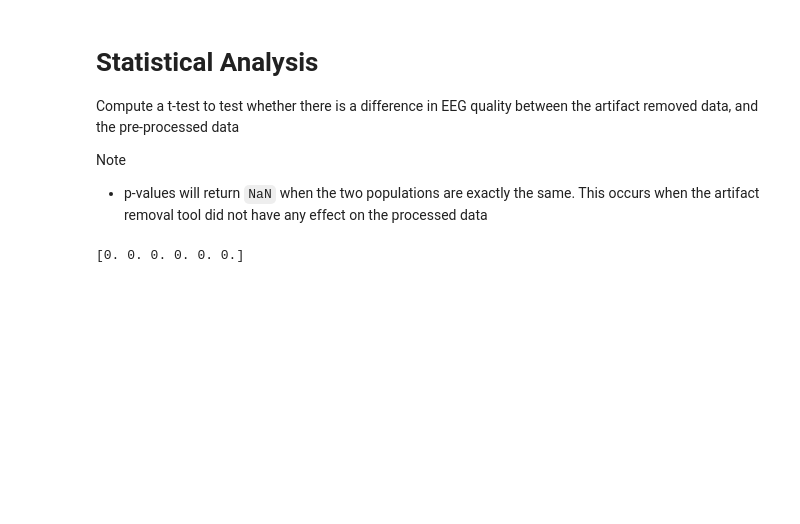
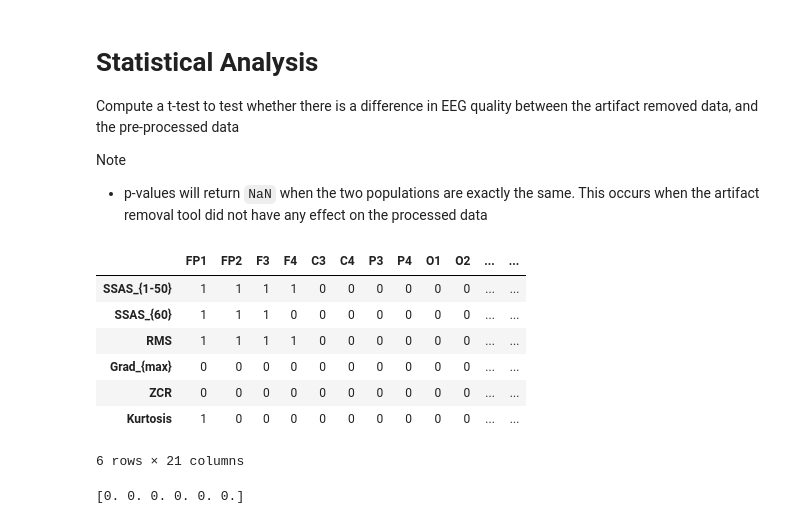
Before and after one commit to danielcomaduran/artifact-removal-tool-validation, a Jupyter notebook: Notebooks/02_Temple_Validation.ipynb, the cells around one changed output. Cells and saved outputs as stored; diff of their text form; code cells hidden in the pictures; blank space fills up the shorter version.

Commit message:
Added pandas dataframe for stats

```diff
--- a/Notebooks/02_Temple_Validation.ipynb
+++ b/Notebooks/02_Temple_Validation.ipynb
@@ -487,11 +487,27 @@ Note
 - p-values will return `NaN` when the two populations are exactly the same. This occurs when the artifact removal tool did not have any effect on the processed data
 # %%
 import scipy.stats as stats
+import pandas as pd
+
 reshaped_art = cp_eye_art.reshape((30,6,21))
 reshaped_pre = cp_eye_pre.reshape((30,6,21))
 
 [ttest, p] = stats.ttest_rel(reshaped_art, reshaped_pre, axis=0, alternative='greater')
+
+index = ["SSAS_{1-50}", "SSAS_{60}", "RMS", "Grad_{max}", "ZCR", "Kurtosis"]
+p_alt = pd.DataFrame((p<0.05).astype("int"), columns=eeg_valid_chans, index=index)
+p_alt
+# print(p<0.05)
 # np.shape(cp_eye_art.reshape((30,6,21)))
+# %% [output]
+|  | FP1 | FP2 | F3 | F4 | C3 | C4 | P3 | P4 | O1 | O2 | ... | ... |
+| SSAS_{1-50} | 1 | 1 | 1 | 1 | 0 | 0 | 0 | 0 | 0 | 0 | ... | ... |
+| SSAS_{60} | 1 | 1 | 1 | 0 | 0 | 0 | 0 | 0 | 0 | 0 | ... | ... |
+| RMS | 1 | 1 | 1 | 1 | 0 | 0 | 0 | 0 | 0 | 0 | ... | ... |
+| Grad_{max} | 0 | 0 | 0 | 0 | 0 | 0 | 0 | 0 | 0 | 0 | ... | ... |
+| ZCR | 0 | 0 | 0 | 0 | 0 | 0 | 0 | 0 | 0 | 0 | ... | ... |
+| Kurtosis | 1 | 0 | 0 | 0 | 0 | 0 | 0 | 0 | 0 | 0 | ... | ... |
+6 rows × 21 columns
 # %%
 c = 8
 # data_temp = np.concatenate((reshaped_art[:,:,c], reshaped_pre[:,:,c]), axis=0)
```
